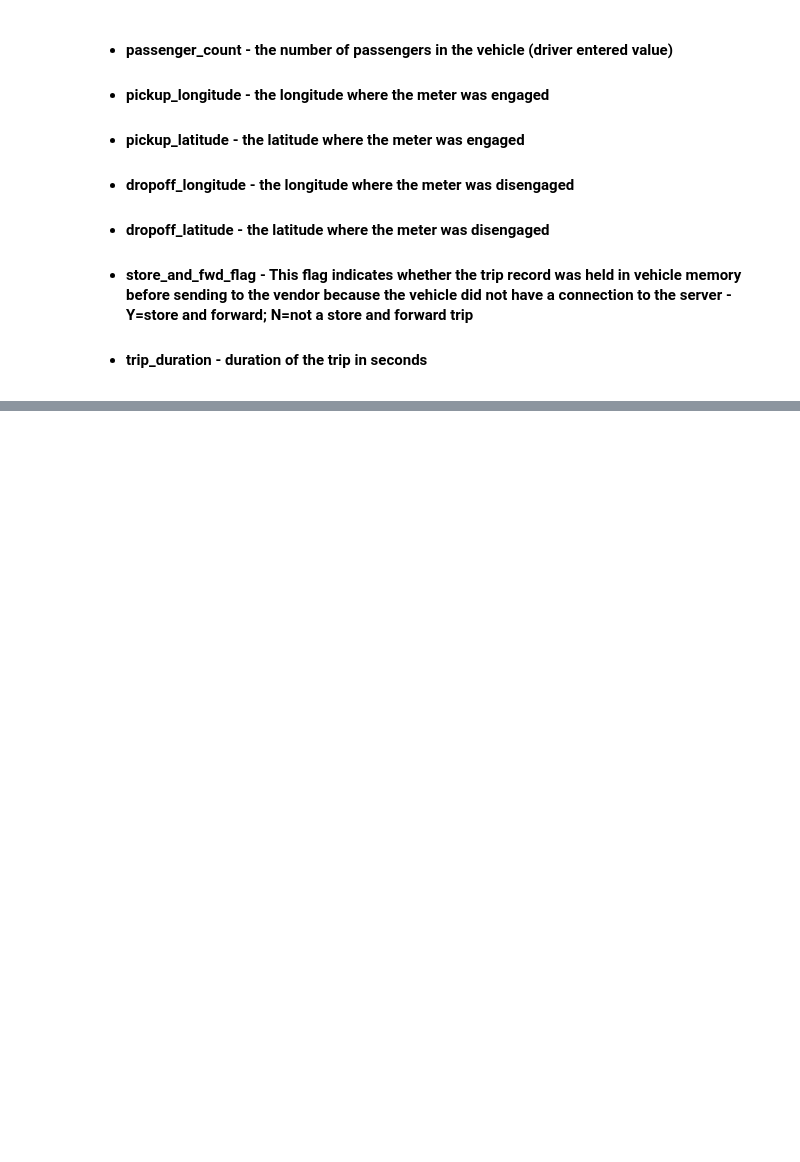
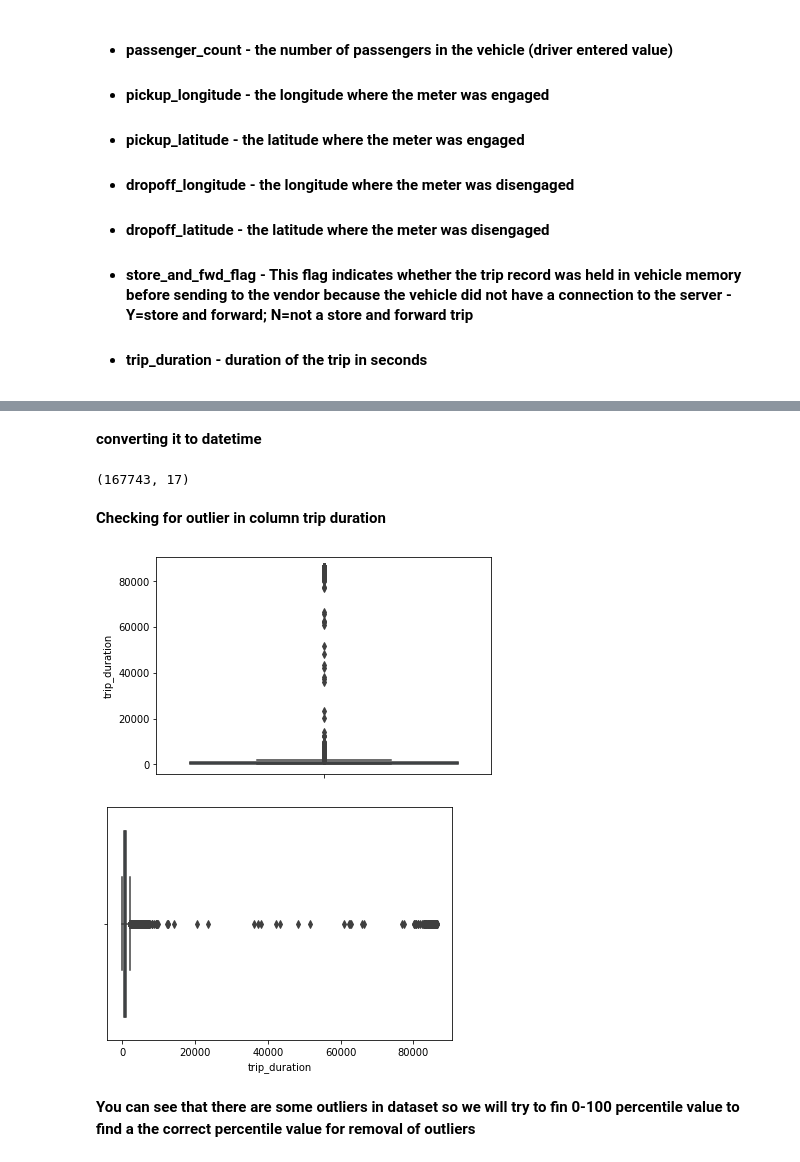
Before and after one commit to nitishkumar34/NYC-Taxi-Trip-Time-Prediction, a Jupyter notebook: Copy_of_NYC_Taxi_Trip_Time_Prediction_Capstone_Project.ipynb, the cells around one changed output, grey strips where cells are left out. Drawn from its saved outputs; the diff is of its cells as text; code cells hidden in the pictures; blank space fills up the shorter version.

```diff
--- a/Copy_of_NYC_Taxi_Trip_Time_Prediction_Capstone_Project.ipynb
+++ b/Copy_of_NYC_Taxi_Trip_Time_Prediction_Capstone_Project.ipynb
@@ -28,0 +196,13 @@
+# %%
+#Calculte distance betwee pickup and dropoff points
+
+def distance_cal(pickup_lat,pickup_long,dropoff_lat,dropoff_long):
+
+ start_coordinates=(pickup_lat,pickup_long)
+ stop_coordinates=(dropoff_lat,dropoff_long)
+
+ return great_circle(start_coordinates,stop_coordinates).km
+# %%
+# Calculating distance for each trip
+
+df['distance'] = df.apply(lambda df: distance_cal(df['pickup_latitude'],df['pickup_longitude'],df['dropoff_latitude'],df['dropoff_longitude'] ), axis=1)
@@ -28,0 +225,44 @@
+# %% [markdown]
+**converting it to datetime**
+# %%
+#convert it to datetime
+
+df['pickup_datetime']=pd.to_datetime(df['pickup_datetime'])
+df['dropoff_datetime']=pd.to_datetime(df['dropoff_datetime'])
+# %%
+# Extracting columns for further analysis of the data
+
+df['pickup_day_no']=df['pickup_datetime'].dt.weekday
+df['dropoff_day_no']=df['dropoff_datetime'].dt.weekday
+df['pickup_hour']=df['pickup_datetime'].dt.hour
+df['dropoff_hour']=df['dropoff_datetime'].dt.hour
+df['pickup_month']=df['pickup_datetime'].dt.month
+df['dropoff_month']=df['dropoff_datetime'].dt.month
+# %%
+# shape of the data after extraction of the data
+
+df.shape
+# %% [output]
+(167743, 17)
+# %% [markdown]
+**Checking for outlier in column trip duration**
+# %%
+# the skewed box plot shows us the presence of outliers
+
+sns.boxplot(y=df['trip_duration'])
+
+plt.show()
+columns=['trip_duration']
+n = 1
+plt.figure(figsize=(20,15))
+
+for column in columns:
+  plt.subplot(4,4,n)
+  n = n+1
+  sns.boxplot(df[column])
+  plt.tight_layout()
+# %% [output]
+[figure, added]
+[figure, added]
+# %% [markdown]
+**You can see that there are some outliers in dataset so we will try to fin 0-100 percentile value  to find a the correct percentile value for removal of outliers**
```
Also changed, not shown: parts of 99 cells of this notebook.
